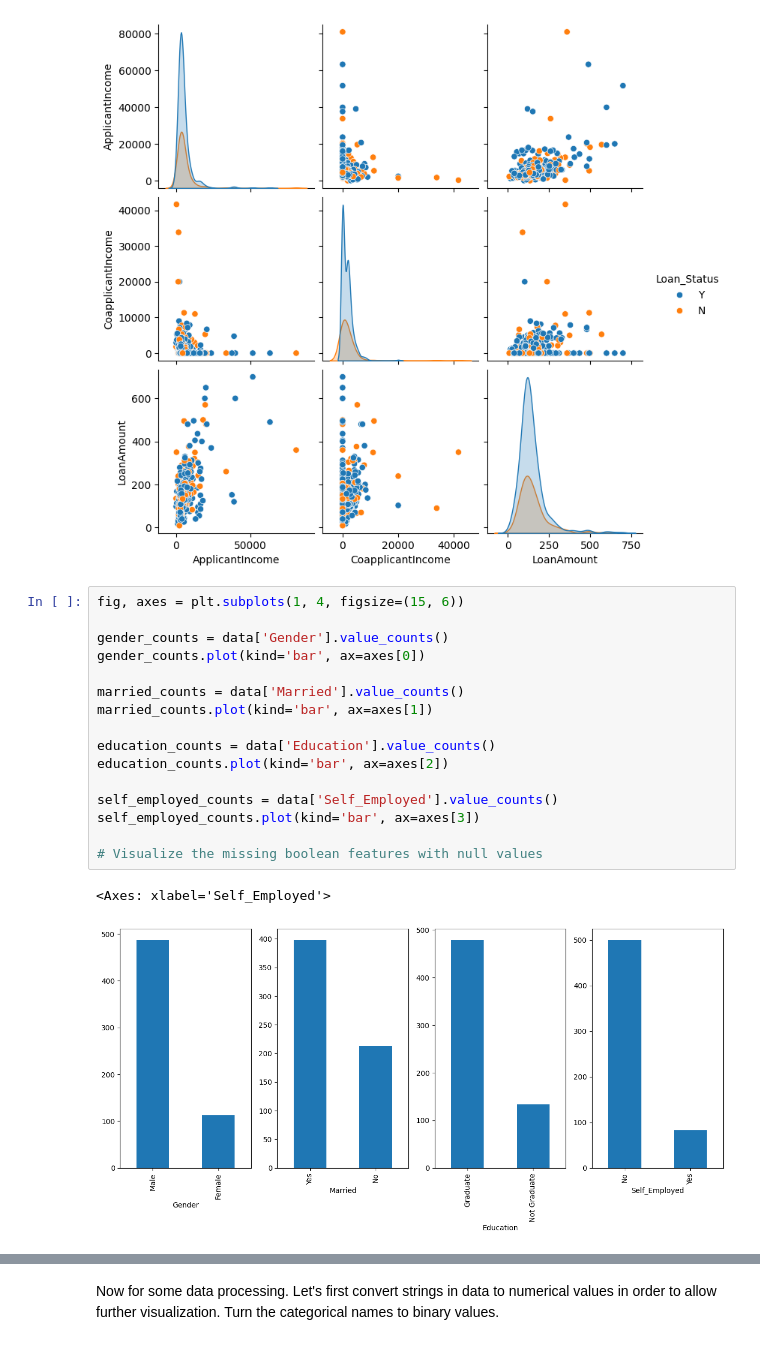
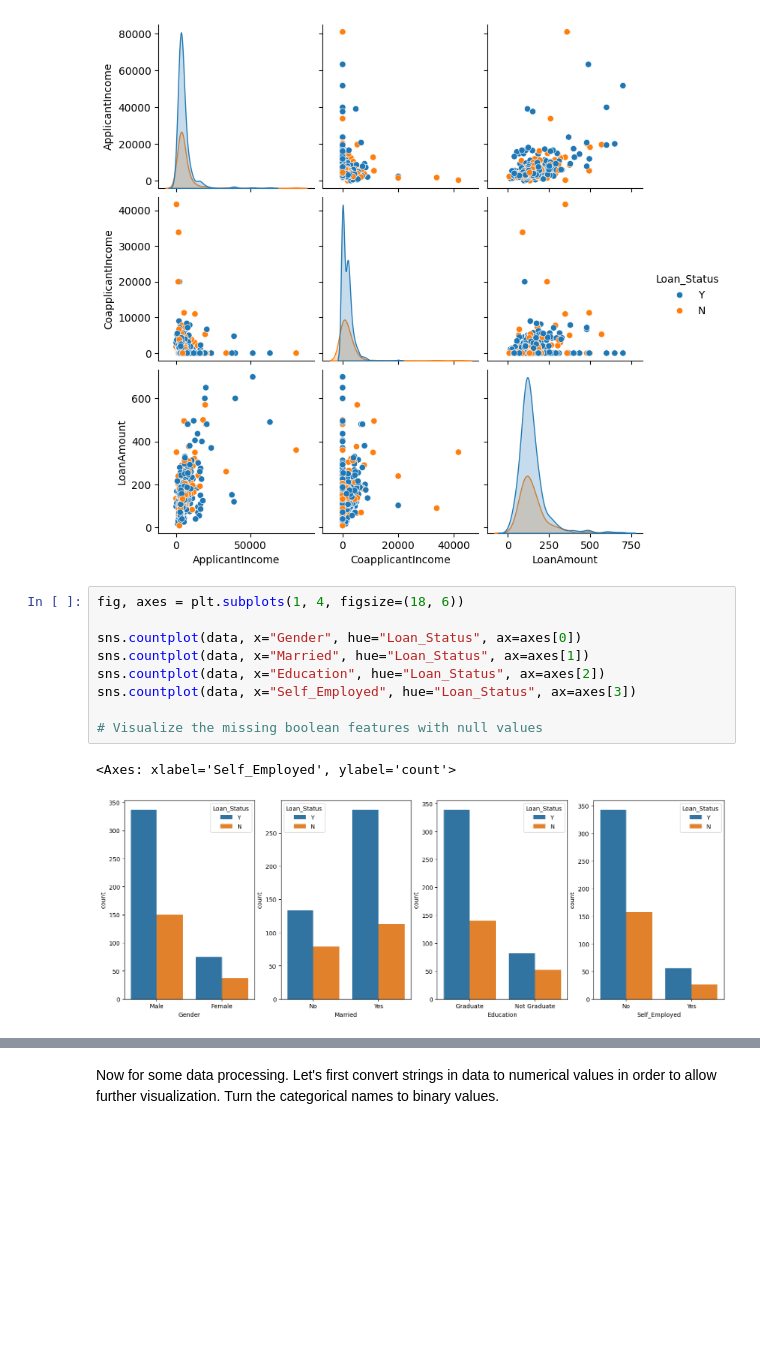
Before and after one commit to LoneCoder21/Loan-Eligibility, a Jupyter notebook: loaneligibility.ipynb, the cells around one changed output, grey strips where cells are left out. Drawn from its saved outputs; the diff is of its cells as text; blank space fills up the shorter version.

Commit message:
use seaborn plots to graph features compared with loan status target feature

```diff
--- a/loaneligibility.ipynb
+++ b/loaneligibility.ipynb
@@ -95,22 +95,15 @@ sns.pairplot(data, hue='Loan_Status', x_vars=["ApplicantIncome", "CoapplicantInc
 <seaborn.axisgrid.PairGrid at 0x...>
 [figure]
 # %%
-fig, axes = plt.subplots(1, 4, figsize=(15, 6))
+fig, axes = plt.subplots(1, 4, figsize=(18, 6))
 
-gender_counts = data['Gender'].value_counts()
-gender_counts.plot(kind='bar', ax=axes[0])
-
-married_counts = data['Married'].value_counts()
-married_counts.plot(kind='bar', ax=axes[1])
-
-education_counts = data['Education'].value_counts()
-education_counts.plot(kind='bar', ax=axes[2])
-
-self_employed_counts = data['Self_Employed'].value_counts()
-self_employed_counts.plot(kind='bar', ax=axes[3])
+sns.countplot(data, x="Gender", hue="Loan_Status", ax=axes[0])
+sns.countplot(data, x="Married", hue="Loan_Status", ax=axes[1])
+sns.countplot(data, x="Education", hue="Loan_Status", ax=axes[2])
+sns.countplot(data, x="Self_Employed", hue="Loan_Status", ax=axes[3])
 
 # Visualize the missing boolean features with null values
 # %% [output]
-<Axes: xlabel='Self_Employed'>
+<Axes: xlabel='Self_Employed', ylabel='count'>
-[figure, old version]
+[figure, new version]
 # %%
```
Also changed, not shown: parts of 10 cells of this notebook.
